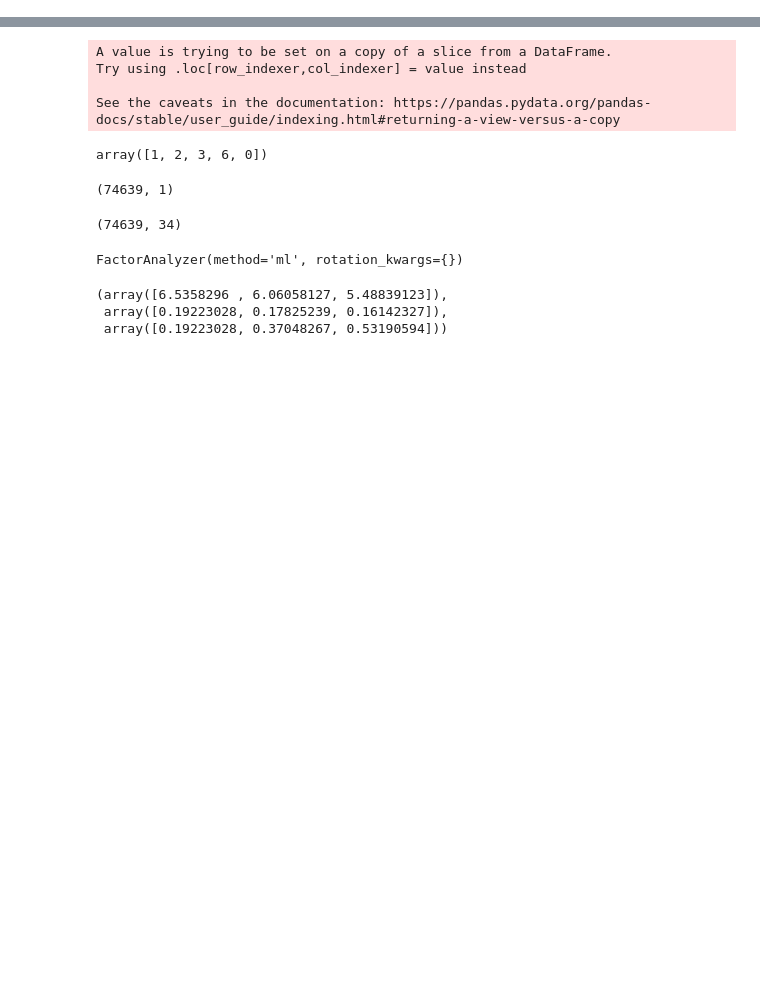
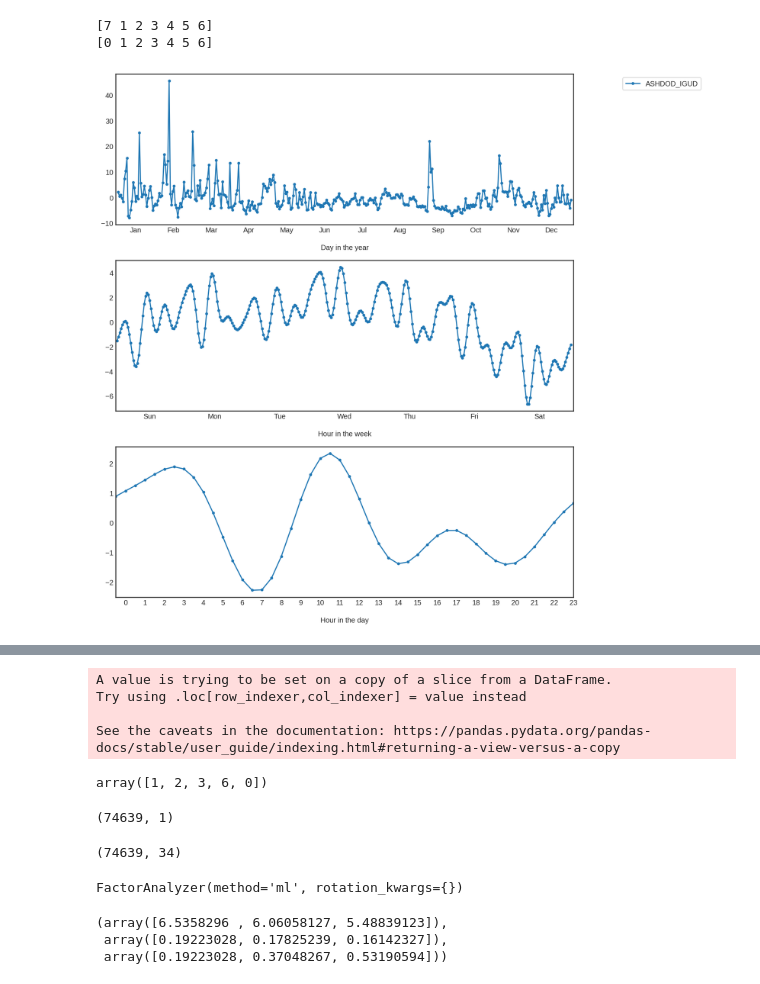
Before and after one commit to iditbela2/Broday_notebooks, a Jupyter notebook: verifying my FA.ipynb, the cells around one changed output, grey strips where cells are left out. Drawn from its saved outputs; the diff is of its cells as text; code cells hidden in the pictures; blank space fills up the shorter version.

```diff
--- a/verifying my FA.ipynb
+++ b/verifying my FA.ipynb
@@ -47,0 +276,31 @@ df.shape
+# %%
+# https://stackoverflow.com/questions/51885273/python-why-does-removing-frequencies-using-fft-approach-not-seem-to-have-remove
+from scipy.fftpack import fftfreq
+
+# Sampling rate
+Fs = 30.0/60.0
+
+#Calculate the anomalies from the mean of time series y
+y = y - y.mean()
+
+#Calculate FFT
+fftVar = np.fft.fft(y)
+
+#calculate the frequencies.
+#Here 1/Fs is the sampling interval, which is 1 minute (60 seconds)
+f = fftfreq(len(y), 1/Fs)
+
+#Remove frequencies not needed
+frqThreshold = 0.1 * Fs
+
+fftVar[(f >= frqThreshold) | (f <= -frqThreshold)] = 0.0
+
+postFFT = np.real(np.fft.ifft(fftVar))
+# %%
+postFFT = pd.DataFrame(data = postFFT, columns=['ASHDOD_IGUD'])
+# %%
+plot_time_series_sections(postFFT,'ASHDOD_IGUD',times,False)
+# %% [output]
+[7 1 2 3 4 5 6]
+[0 1 2 3 4 5 6]
+[figure, added]
```
Also changed, not shown: parts of 9 cells of this notebook.
